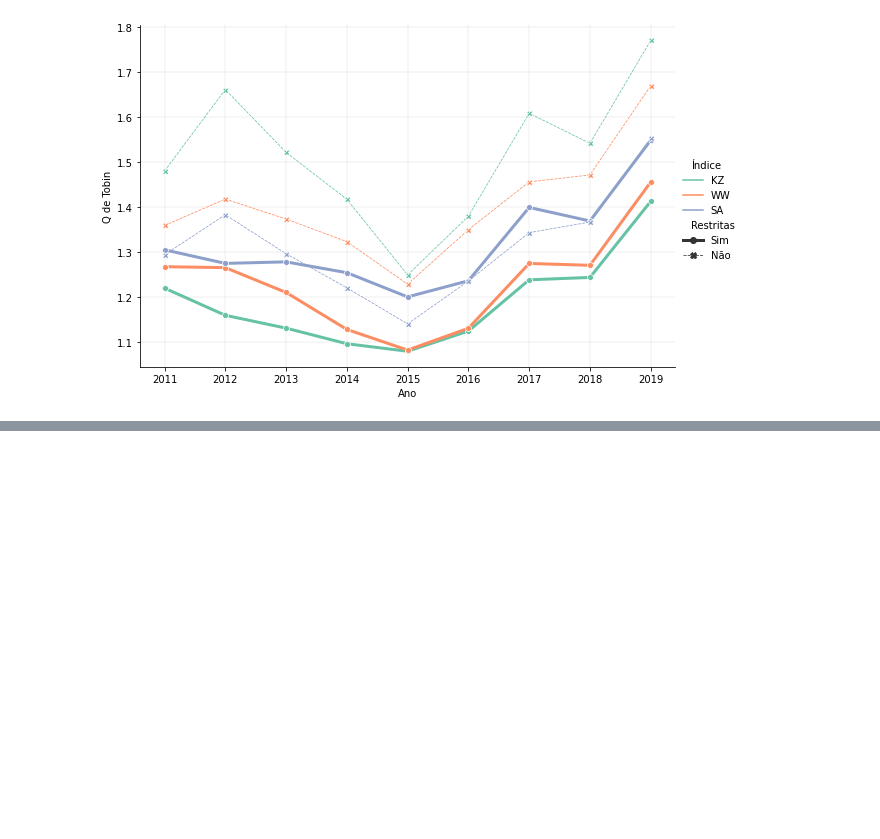
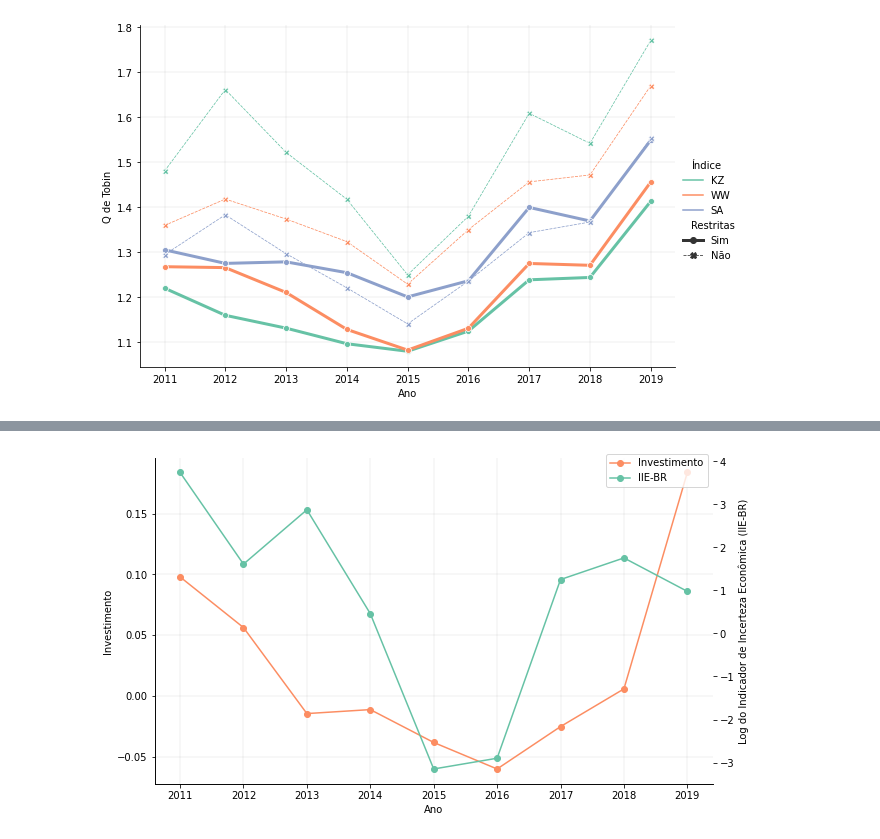
Before and after one commit to Renatochaz/economic_policy_uncertainty, a Jupyter notebook: py_files/graph_v2.ipynb, the cells around one changed output, grey strips where cells are left out. Drawn from its saved outputs; the diff is of its cells as text; code cells hidden in the pictures; blank space fills up the shorter version.

```diff
--- a/py_files/graph_v2.ipynb
+++ b/py_files/graph_v2.ipynb
@@ -245,3 +245,8 @@ plt.grid(color='grey', linestyle='-', linewidth=0.25, alpha=0.5)
 plt.show()
 # %% [output]
 [figure]
+# %%
+a = ds.copy()
+# %%
+a = a.groupby(['ano'], as_index=False).agg({'cresc_pib':'first'})
+pds = inv.join(a['cresc_pib'])
@@ -247,0 +266,34 @@ plt.show()
+# %%
+ax = pds.plot(
+    x='ano',
+    y='inv',
+    legend=False,
+    label='Investimento',
+    marker='o',
+    color='#fc8d62'
+    )
+ax.set(
+    xlabel = 'Ano',
+    ylabel = 'Investimento'
+    )
+ax2 = ax.twinx()
+pds.plot(
+    x='ano',
+    y='cresc_pib',
+    ax=ax2,
+    legend=False,
+    marker='o',
+    color='#66c2a5',
+    figsize=(10,6),
+    label='IIE-BR'
+    )
+ax.figure.legend(loc='upper right', ncol=1, bbox_to_anchor=(0.9, 0.9))
+ax.spines['top'].set_visible(False)
+ax.spines['right'].set_visible(False)
+ax2.spines['top'].set_visible(False)
+ax2.spines['right'].set_visible(False)
+ax.grid(color='grey', linestyle='-', linewidth=0.25, alpha=0.5)
+ax2.set_ylabel('Log do Indicador de Incerteza Econômica (IIE-BR)')
+plt.show()
+# %% [output]
+[figure, added]
```
Also changed, not shown: parts of 1 cell of this notebook, 7 other files.
